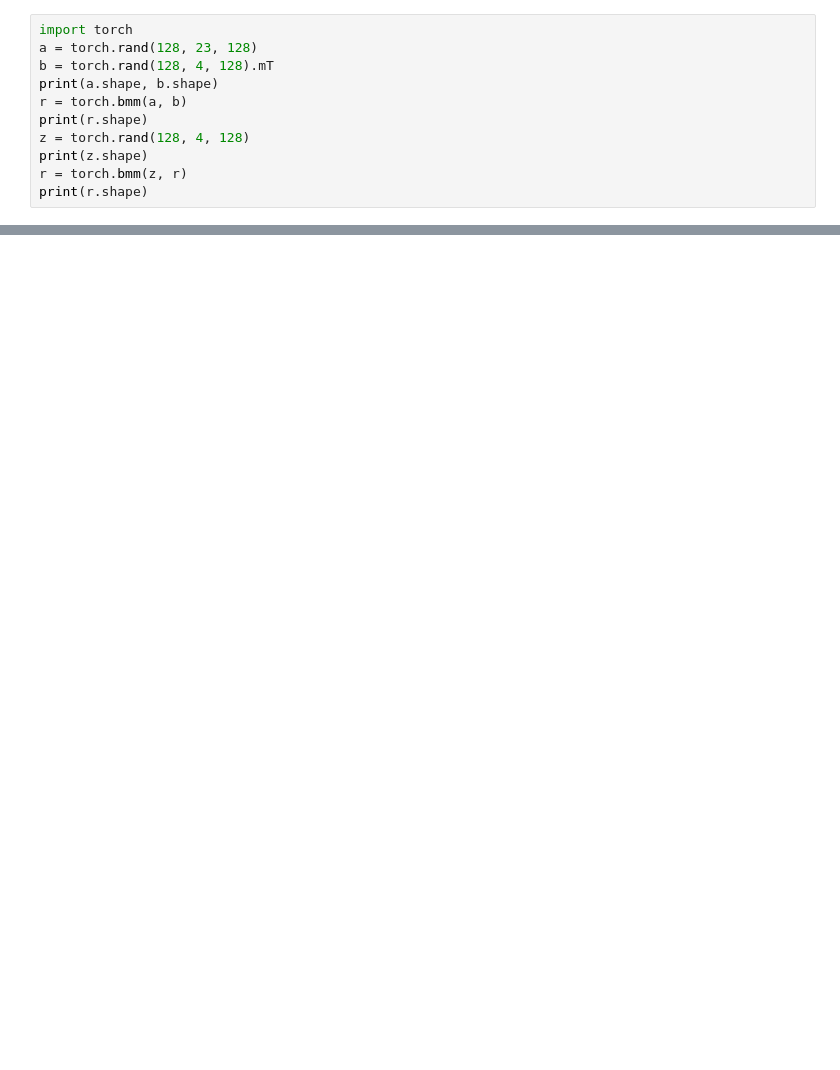
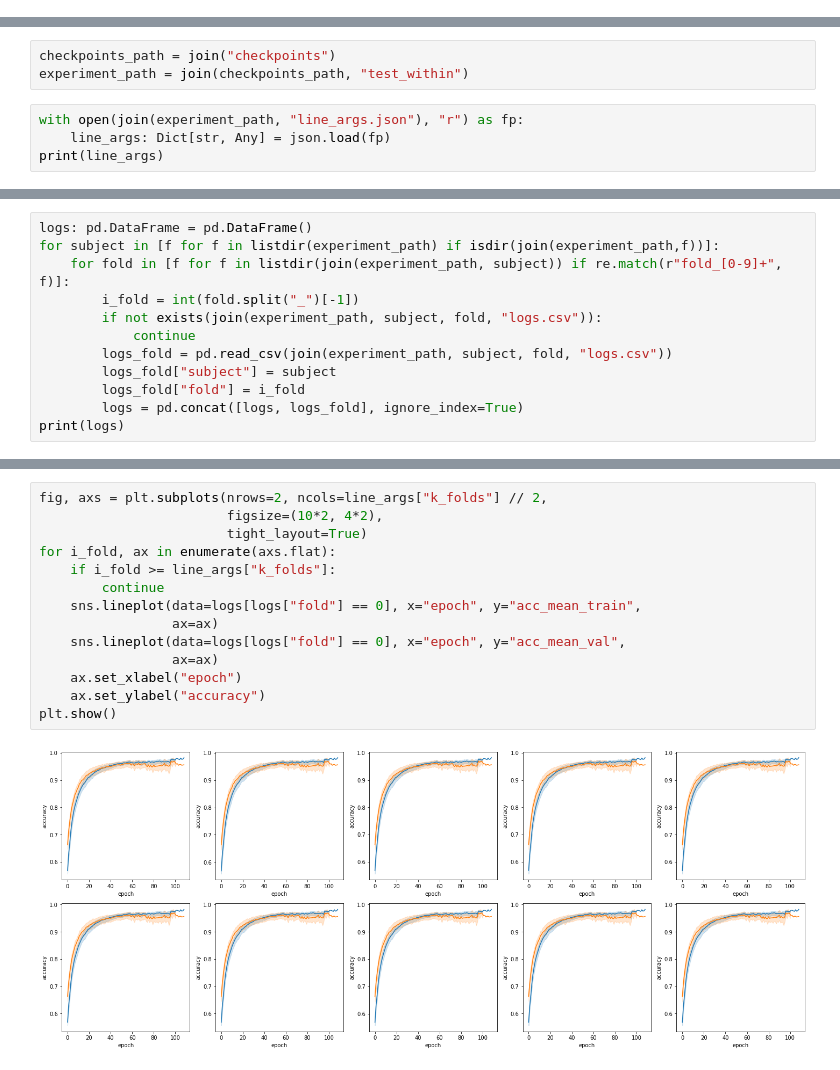
Before and after one commit to rom42pla/sateer, a Jupyter notebook: tests.ipynb, the cells around one changed output, grey strips where cells are left out. Drawn from its saved outputs; the diff is of its cells as text; blank space fills up the shorter version.

Commit message:
fixed plotting

```diff
--- a/tests.ipynb
+++ b/tests.ipynb
@@ -34,11 +0,0 @@ dtype: float64
-# %%
-import torch
-a = torch.rand(128, 23, 128)
-b = torch.rand(128, 4, 128).mT
-print(a.shape, b.shape)
-r = torch.bmm(a, b)
-print(r.shape)
-z = torch.rand(128, 4, 128)
-print(z.shape)
-r = torch.bmm(z, r)
-print(r.shape)
@@ -49,0 +13,7 @@ RuntimeError: Expected size for first two dimensions of batch2 tensor to be: [12
+# %%
+checkpoints_path = join("checkpoints")
+experiment_path = join(checkpoints_path, "test_within")
+# %%
+with open(join(experiment_path, "line_args.json"), "r") as fp:
+    line_args: Dict[str, Any] = json.load(fp)
+print(line_args)
@@ -49,0 +22,12 @@ RuntimeError: Expected size for first two dimensions of batch2 tensor to be: [12
+# %%
+logs: pd.DataFrame = pd.DataFrame()
+for subject in [f for f in listdir(experiment_path) if isdir(join(experiment_path,f))]:
+    for fold in [f for f in listdir(join(experiment_path, subject)) if re.match(r"fold_[0-9]+", f)]:
+        i_fold = int(fold.split("_")[-1])
+        if not exists(join(experiment_path, subject, fold, "logs.csv")):
+            continue
+        logs_fold = pd.read_csv(join(experiment_path, subject, fold, "logs.csv"))
+        logs_fold["subject"] = subject
+        logs_fold["fold"] = i_fold
+        logs = pd.concat([logs, logs_fold], ignore_index=True)
+print(logs)
@@ -49,0 +52,16 @@ RuntimeError: Expected size for first two dimensions of batch2 tensor to be: [12
+# %%
+fig, axs = plt.subplots(nrows=2, ncols=line_args["k_folds"] // 2,
+                        figsize=(10*2, 4*2),
+                        tight_layout=True)
+for i_fold, ax in enumerate(axs.flat):
+    if i_fold >= line_args["k_folds"]:
+        continue
+    sns.lineplot(data=logs[logs["fold"] == 0], x="epoch", y="acc_mean_train",
+                 ax=ax)
+    sns.lineplot(data=logs[logs["fold"] == 0], x="epoch", y="acc_mean_val",
+                 ax=ax)
+    ax.set_xlabel("epoch")
+    ax.set_ylabel("accuracy")
+plt.show()
+# %% [output]
+[figure, added]
```
Also changed, not shown: parts of 6 cells of this notebook, 6 other files.
